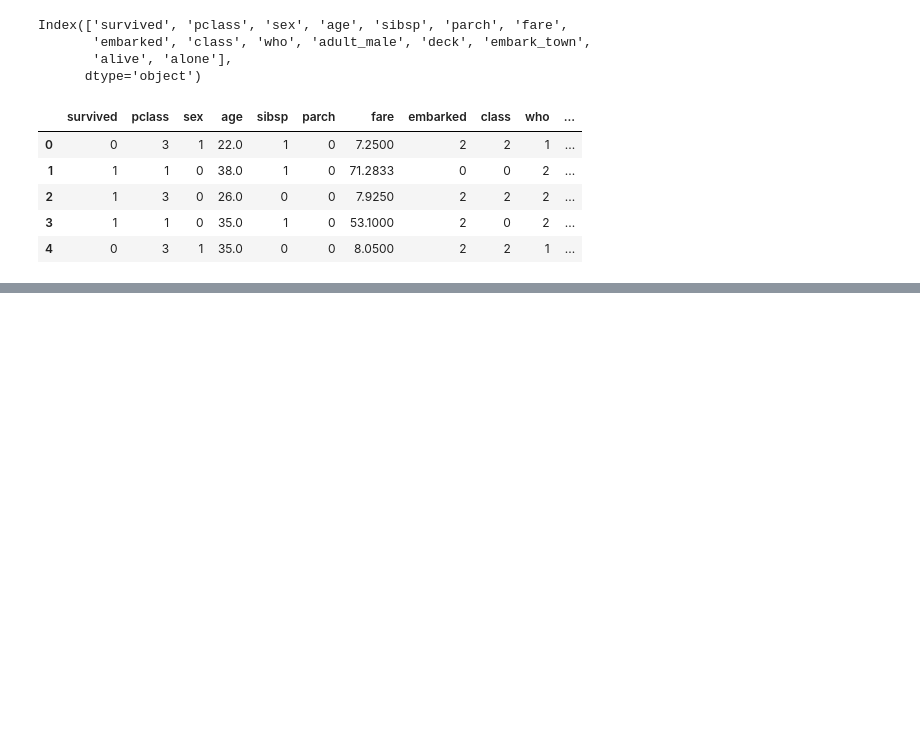
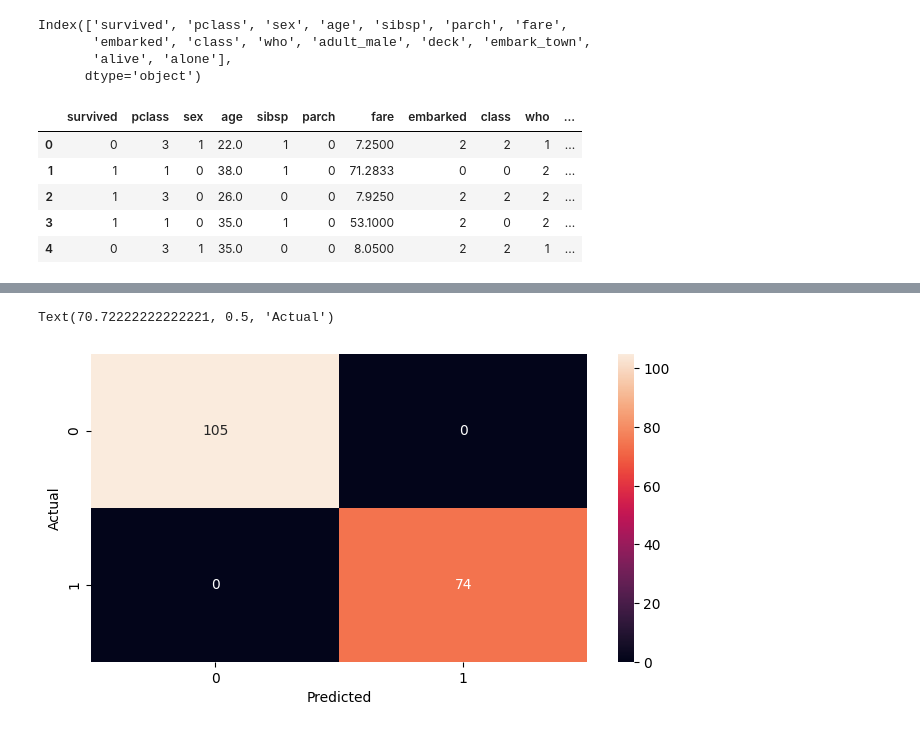
Before and after one commit to M-Atif-Latif/DSAAMP, a Jupyter notebook: Machine_Learning/12_logistic_regression.ipynb, the cells around one changed output, grey strips where cells are left out. Saved outputs shown, nothing was run; the diff lists cells and outputs as text; code cells hidden in the pictures; blank space fills up the shorter version.

```diff
--- a/Machine_Learning/12_logistic_regression.ipynb
+++ b/Machine_Learning/12_logistic_regression.ipynb
@@ -106,3 +113,6 @@ LogisticRegression()
 # ignore warnings
 import warnings
 warnings.filterwarnings('ignore')
+# %%
+# train the model
+model.fit(X_train, y_train)
@@ -108,0 +121,3 @@ warnings.filterwarnings('ignore')
+# %%
+# predict the values
+y_pred = model.predict(X_test)
@@ -108,0 +176,9 @@ warnings.filterwarnings('ignore')
+# %%
+# plot the confusion matrix
+plt.figure(figsize=(8, 4))
+sns.heatmap(confusion_matrix(y_test, y_pred), annot=True, fmt='d')
+plt.xlabel('Predicted')
+plt.ylabel('Actual')
+# %% [output]
+Text(70.72222222222221, 0.5, 'Actual')
+[figure, added]
```
Also changed, not shown: parts of 8 cells of this notebook, 1 other file.
